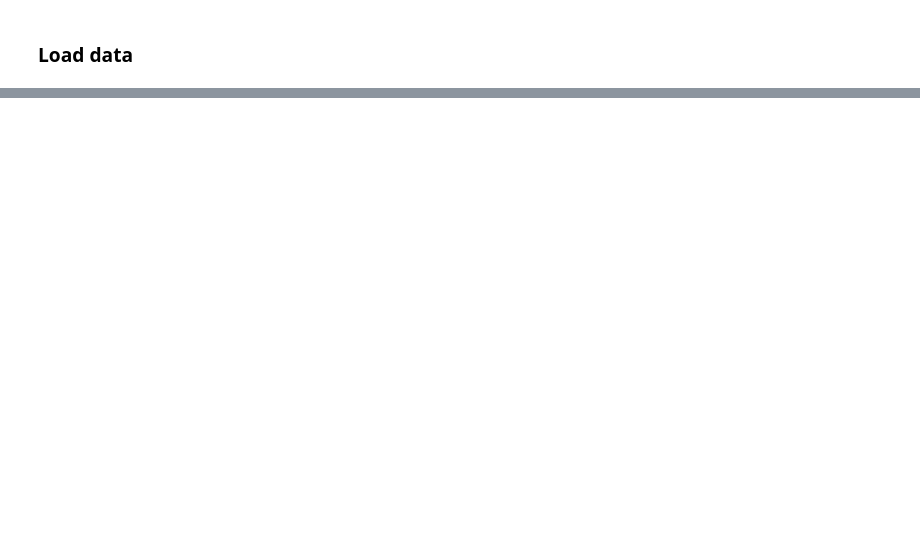
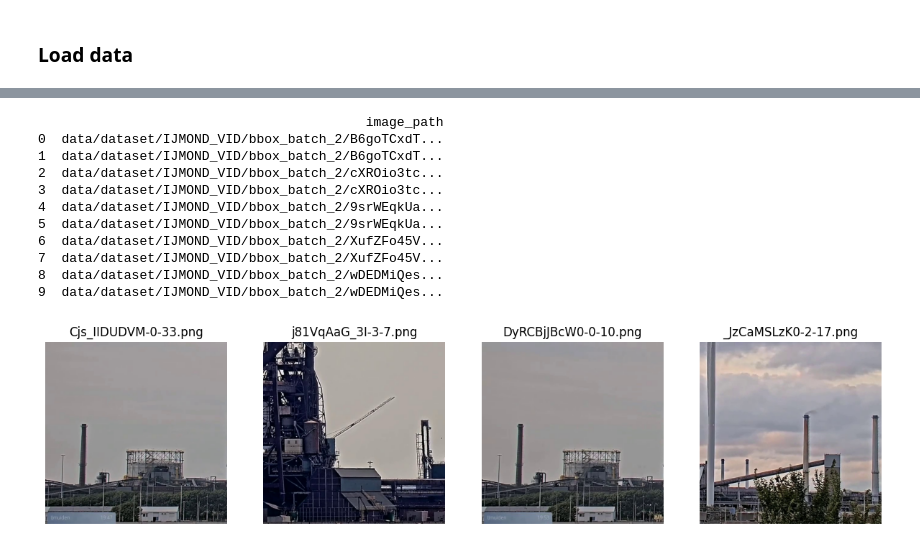
Before and after one commit to rkeuss/toxic-cloud-segmentation, a Jupyter notebook: ExploratoryDataAnalysis.ipynb, the cells around one changed output, grey strips where cells are left out. Drawn from its saved outputs; the diff is of its cells as text; code cells hidden in the pictures; blank space fills up the shorter version.

```diff
--- a/ExploratoryDataAnalysis.ipynb
+++ b/ExploratoryDataAnalysis.ipynb
@@ -22,0 +57,46 @@ Github repository: https://github.com/rkeuss/toxic-cloud-segmentation
+# %%
+base_path = "data/dataset/IJMOND_VID/bbox_batch_2"
+image_files = []
+
+for root, dirs, files in os.walk(base_path):
+    # Check if the current directory is a frame directory (numeric folder name)
+    if os.path.basename(root).isdigit():
+        for file in files:
+            if file.endswith(".png"):
+                image_files.append(os.path.join(root, file))
+# %%
+# Create a DataFrame
+df = pd.DataFrame(image_files, columns=["image_path"])
+
+# Display first few paths as text
+print(df.head(10))  # Print first 10 paths
+
+# Function to display images
+def show_images(image_list, num_images=4):
+    sample_images = random.sample(image_list, min(num_images, len(image_list)))  # Select random images
+    fig, axes = plt.subplots(1, len(sample_images), figsize=(15, 5))
+
+    for i, img_path in enumerate(sample_images):
+        image = cv2.imread(img_path)
+        image = cv2.cvtColor(image, cv2.COLOR_BGR2RGB)
+        axes[i].imshow(image)
+        axes[i].axis("off")
+        axes[i].set_title(os.path.basename(img_path))
+
+    plt.show()
+
+# Show a few images from the dataset
+show_images(image_files)
+# %% [output]
+                                          image_path
+0  data/dataset/IJMOND_VID/bbox_batch_2/B6goTCxdT...
+1  data/dataset/IJMOND_VID/bbox_batch_2/B6goTCxdT...
+2  data/dataset/IJMOND_VID/bbox_batch_2/cXROio3tc...
+3  data/dataset/IJMOND_VID/bbox_batch_2/cXROio3tc...
+4  data/dataset/IJMOND_VID/bbox_batch_2/9srWEqkUa...
+5  data/dataset/IJMOND_VID/bbox_batch_2/9srWEqkUa...
+6  data/dataset/IJMOND_VID/bbox_batch_2/XufZFo45V...
+7  data/dataset/IJMOND_VID/bbox_batch_2/XufZFo45V...
+8  data/dataset/IJMOND_VID/bbox_batch_2/wDEDMiQes...
+9  data/dataset/IJMOND_VID/bbox_batch_2/wDEDMiQes...
+[figure, added]
```
Also changed, not shown: parts of 34 cells of this notebook, 1 other file.
